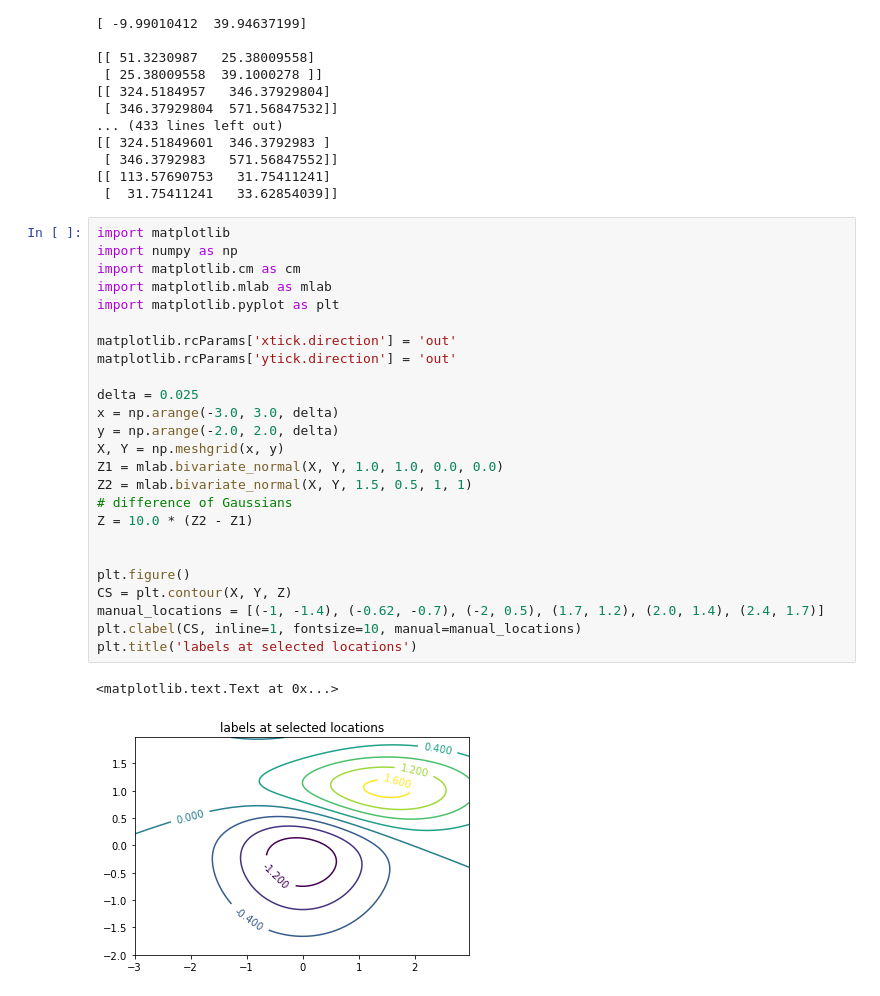
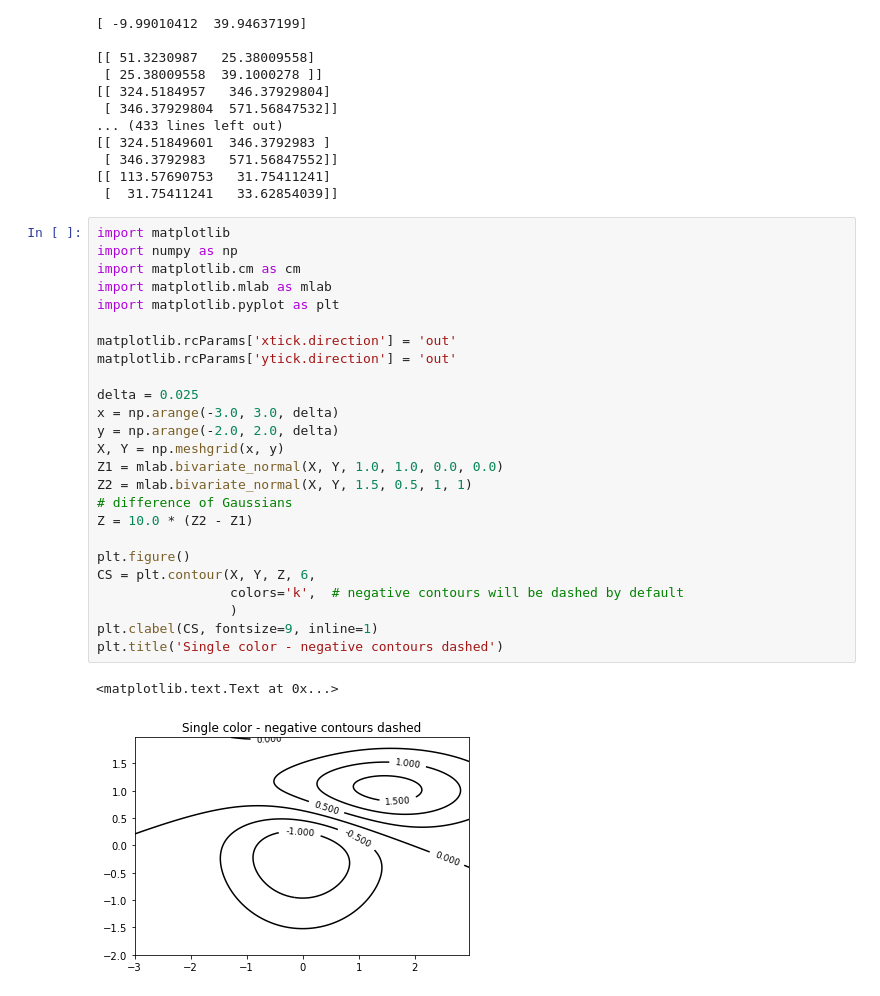
Before and after one commit to zxybazh/PRML-Assignment, a Jupyter notebook: final_project/src/Project.ipynb, the cells around one changed output. Cells and saved outputs as stored; diff of their text form.

```diff
--- a/final_project/src/Project.ipynb
+++ b/final_project/src/Project.ipynb
@@ -131,28 +131,28 @@ Epoch: 0
 # %%
 import matplotlib
 import numpy as np
 import matplotlib.cm as cm
 import matplotlib.mlab as mlab
 import matplotlib.pyplot as plt
 
 matplotlib.rcParams['xtick.direction'] = 'out'
 matplotlib.rcParams['ytick.direction'] = 'out'
 
 delta = 0.025
 x = np.arange(-3.0, 3.0, delta)
 y = np.arange(-2.0, 2.0, delta)
 X, Y = np.meshgrid(x, y)
 Z1 = mlab.bivariate_normal(X, Y, 1.0, 1.0, 0.0, 0.0)
 Z2 = mlab.bivariate_normal(X, Y, 1.5, 0.5, 1, 1)
 # difference of Gaussians
 Z = 10.0 * (Z2 - Z1)
 
-
 plt.figure()
-CS = plt.contour(X, Y, Z)
-manual_locations = [(-1, -1.4), (-0.62, -0.7), (-2, 0.5), (1.7, 1.2), (2.0, 1.4), (2.4, 1.7)]
-plt.clabel(CS, inline=1, fontsize=10, manual=manual_locations)
-plt.title('labels at selected locations')
+CS = plt.contour(X, Y, Z, 6,
+                 colors='k',  # negative contours will be dashed by default
+                 )
+plt.clabel(CS, fontsize=9, inline=1)
+plt.title('Single color - negative contours dashed')
 # %% [output]
 <matplotlib.text.Text at 0x...>
-[figure, old version]
+[figure, new version]
```
